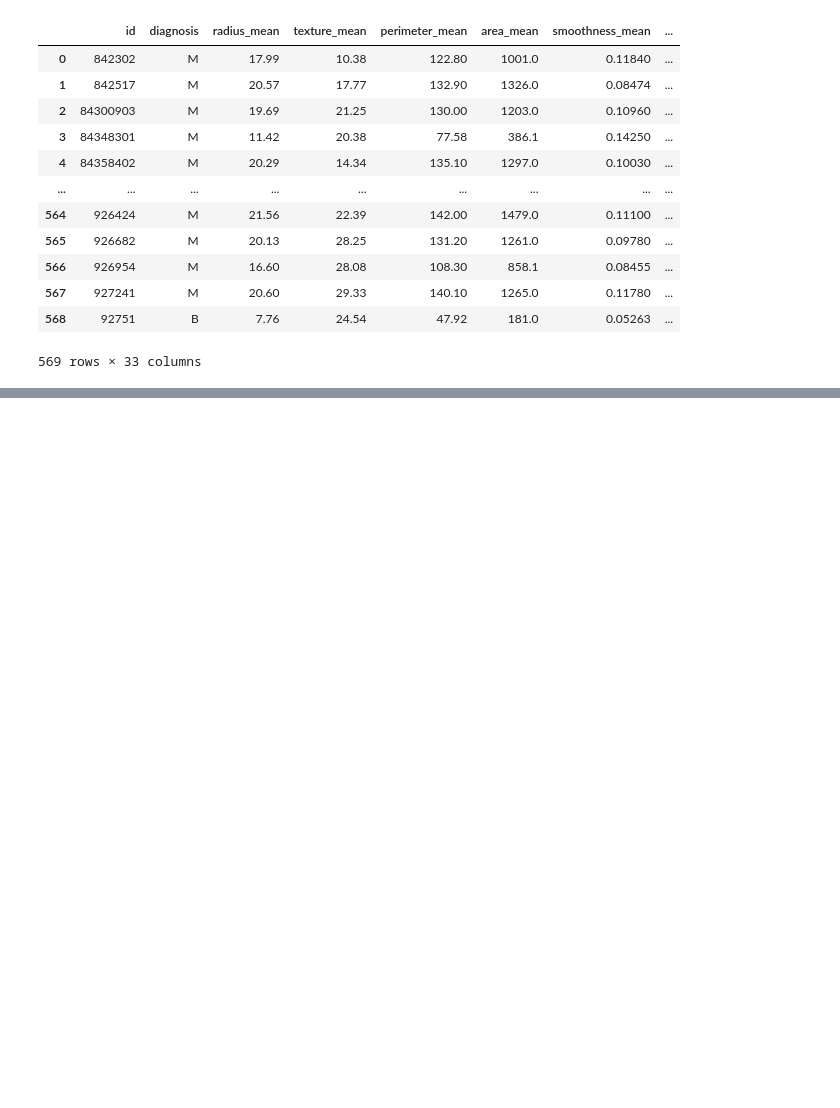
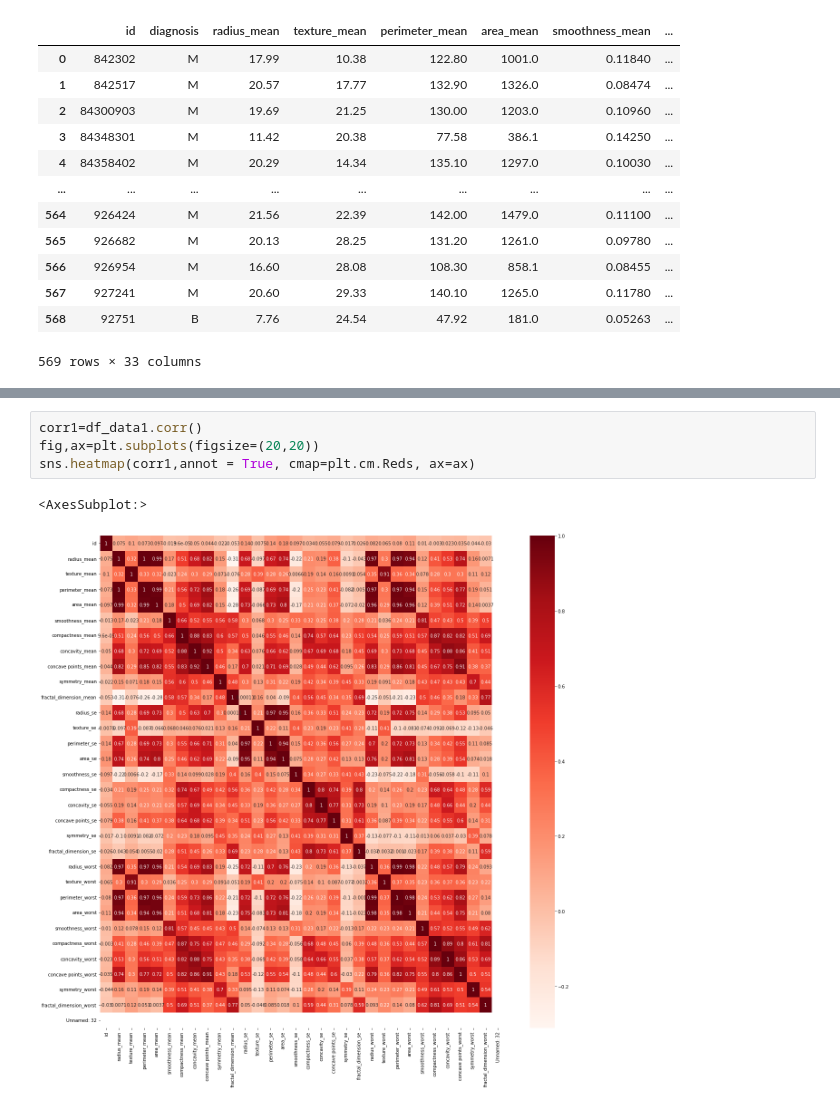
Before and after one commit to arisugiharto/Machine_Learning_Batch17, a Jupyter notebook: Final Project/My_Final_project_ML/R. Arisugiharto_FinalProject_ML_Batch_17.ipynb, the cells around one changed output, grey strips where cells are left out. Drawn from its saved outputs; the diff is of its cells as text; blank space fills up the shorter version.

```diff
--- a/Final Project/My_Final_project_ML/R. Arisugiharto_FinalProject_ML_Batch_17.ipynb
+++ b/Final Project/My_Final_project_ML/R. Arisugiharto_FinalProject_ML_Batch_17.ipynb
@@ -92,0 +136,7 @@ df_data1
+# %%
+corr1=df_data1.corr()
+fig,ax=plt.subplots(figsize=(20,20))
+sns.heatmap(corr1,annot = True, cmap=plt.cm.Reds, ax=ax)
+# %% [output]
+<AxesSubplot:>
+[figure, added]
```
Also changed, not shown: parts of 3 cells of this notebook, 2 other files.
